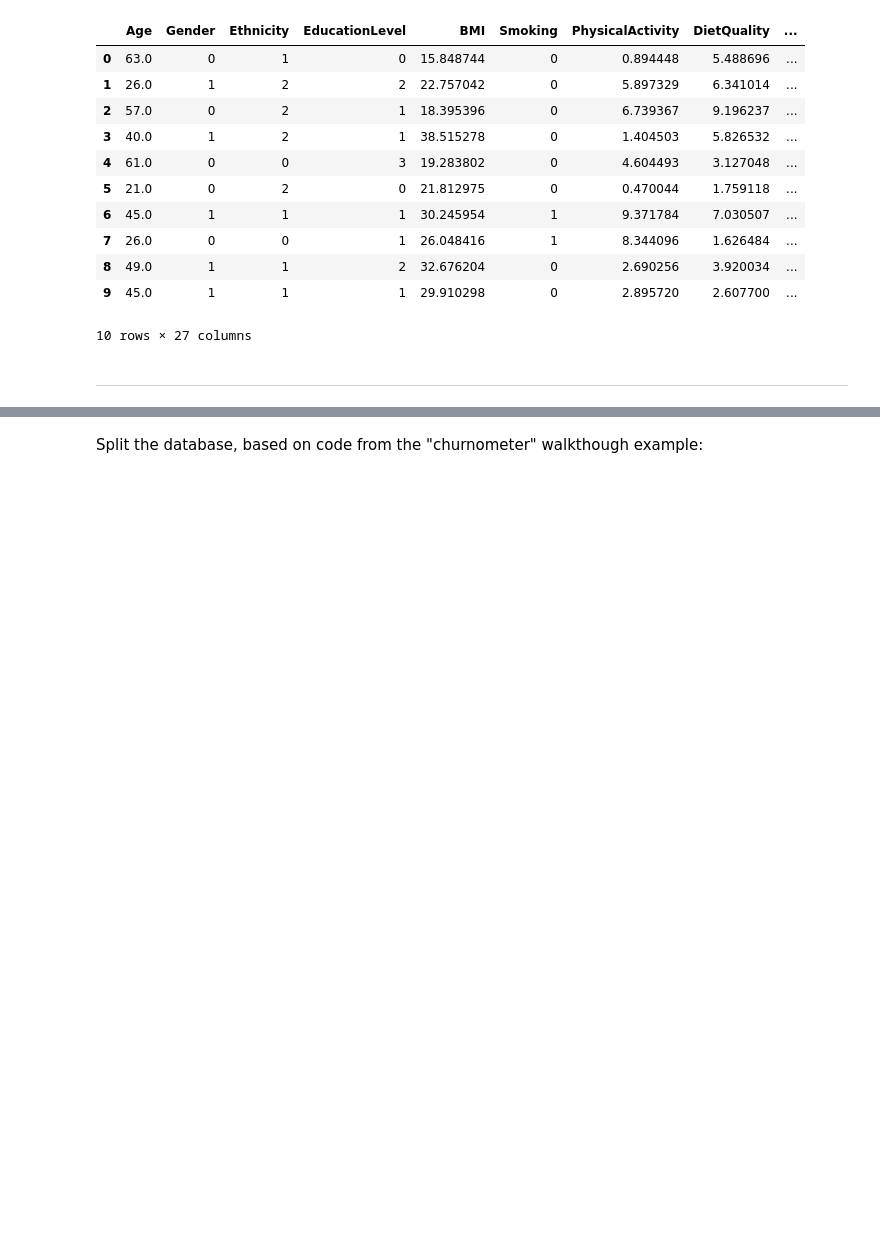
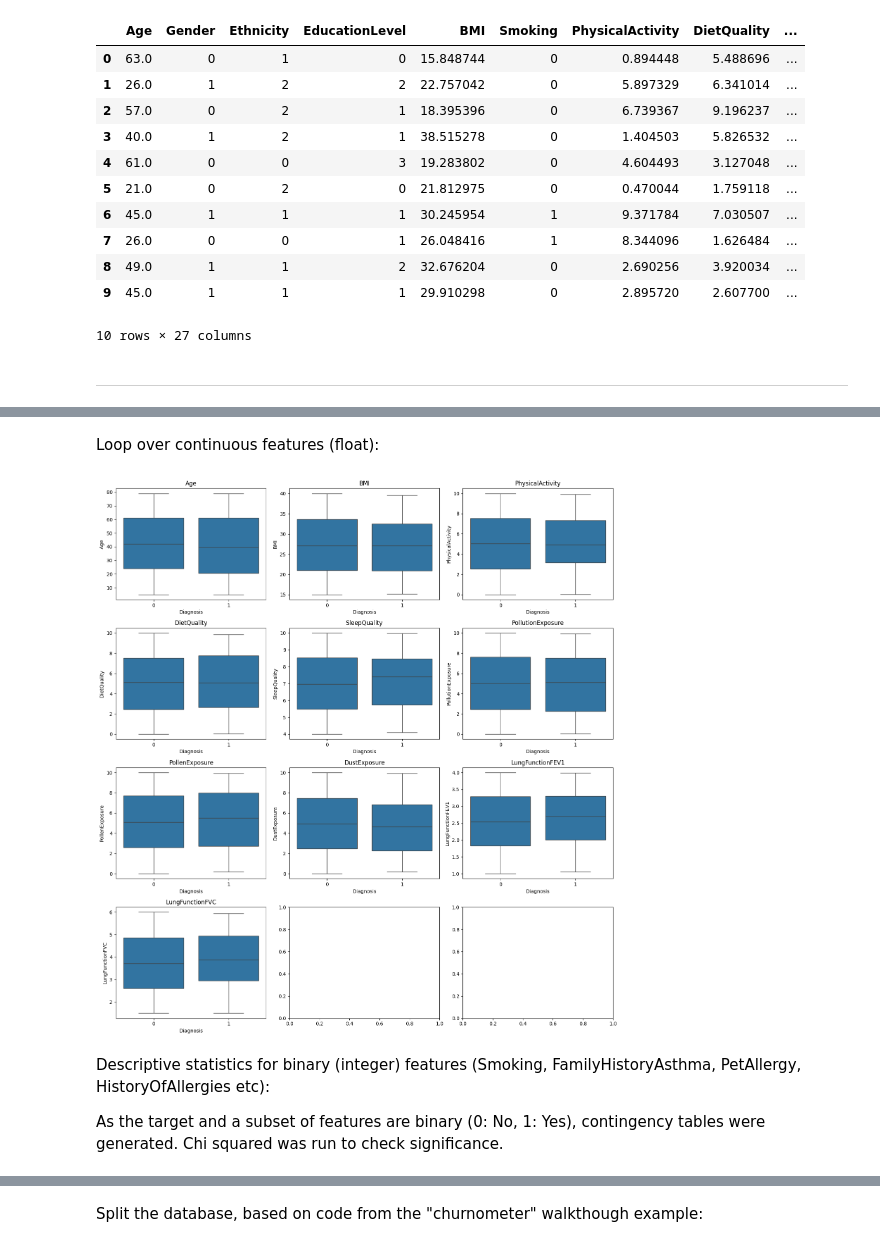
Before and after one commit to CodingLL25/AsthmaBurden, a Jupyter notebook: jupyter_notebooks/03_DataExploration.ipynb, the cells around one changed output, grey strips where cells are left out. Cells and saved outputs as stored; diff of their text form; code cells hidden in the pictures; blank space fills up the shorter version.

Commit message:
Exploratory data analysis regarding binary and continous outcomes, with bivariate analyses for continuous features

```diff
--- a/jupyter_notebooks/03_DataExploration.ipynb
+++ b/jupyter_notebooks/03_DataExploration.ipynb
@@ -71,0 +108,20 @@ df.head(10)
+# %% [markdown]
+Loop over continuous features (float):
+# %%
+continuous_features = df.select_dtypes(include='float').columns.tolist()
+
+fig, axes = plt.subplots(4, 3, figsize=(15, 16))
+axes = axes.flatten()
+
+for ax, feature in zip(axes, continuous_features):
+    sns.boxplot(x='Diagnosis', y=feature, data=df, ax=ax)
+    ax.set_title(feature)
+
+plt.tight_layout()
+plt.show()
+# %% [output]
+[figure, added]
+# %% [markdown]
+Descriptive statistics for binary (integer) features (Smoking, FamilyHistoryAsthma, PetAllergy, HistoryOfAllergies etc):
+
+As the target and a subset of features are binary (0: No, 1: Yes), contingency tables were generated. Chi squared was run to check significance.
```
Also changed, not shown: parts of 25 cells of this notebook, 3 other files.
